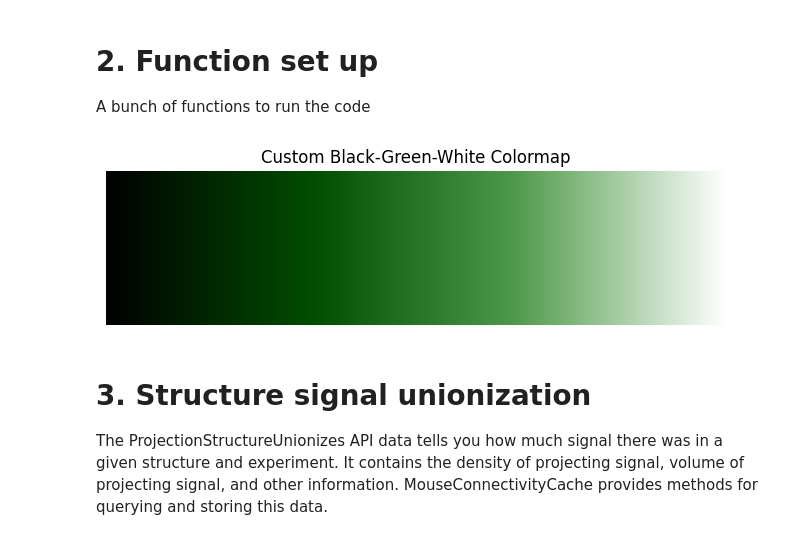
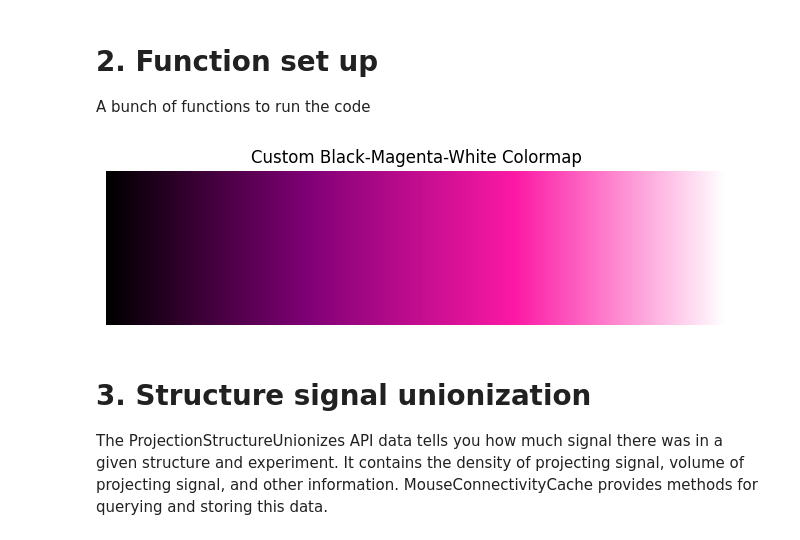
Before and after one commit to NicoleMancin/AllenSDK_scripts, a Jupyter notebook: Francesca_pics.ipynb, the cells around one changed output. Saved outputs shown, nothing was run; the diff lists cells and outputs as text; code cells hidden in the pictures.

Commit message:
Magenta palette for projection pics

```diff
--- a/Francesca_pics.ipynb
+++ b/Francesca_pics.ipynb
@@ -82,25 +82,24 @@ def axis_proj(data, template, axis, bg_q=90, bg_alpha=0.5):
     plt.axis('off')  # Hide x and y axes
 # %%
 # Define custom colormap: black -> green -> white
-green_palette = [(0.00, "#000000"),
-                 (0.33, "#004D00"),
-                 (0.66, "#4E9A4A"),
-                 (1.00, "#FFFFFF")
-                 ]
+magenta_palette = [(0.00, "#000000"),
+                   (0.33, "#820177"),
+                   (0.66, "#FC19A5"),
+                   (1.00, "#FFFFFF")
+                  ]
 
 
 
 # Create colormap
-custom_green_cmap = mcolors.LinearSegmentedColormap.from_list("custom_green_cmap", green_palette)
-custom_cmap_ratio = mcolors.LinearSegmentedColormap.from_list("custom_cmap", colors_ratio)
+custom_magenta_cmap = mcolors.LinearSegmentedColormap.from_list("custom_magenta_cmap", magenta_palette)
 
 # Show colormap example
 gradient = np.linspace(0, 1, 256).reshape(1, -1)  # Create a gradient for visualization
 plt.figure(figsize=(8, 2))
-plt.imshow(gradient, aspect='auto', cmap=custom_green_cmap)
+plt.imshow(gradient, aspect='auto', cmap=custom_magenta_cmap)
 plt.axis('off')
-plt.title("Custom Black-Green-White Colormap")
+plt.title("Custom Black-Magenta-White Colormap")
 plt.show()
 # %% [output]
-[figure, old version]
+[figure, new version]
 # %%
```
Also changed, not shown: parts of 4 cells of this notebook.
